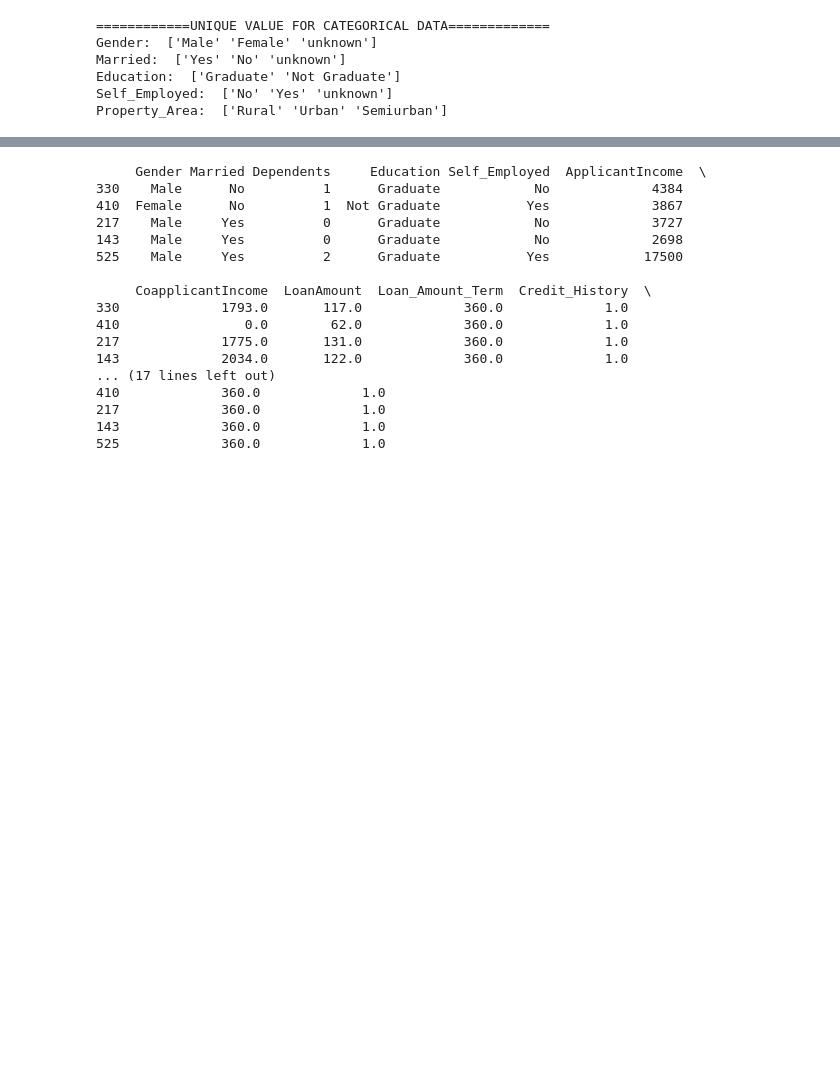
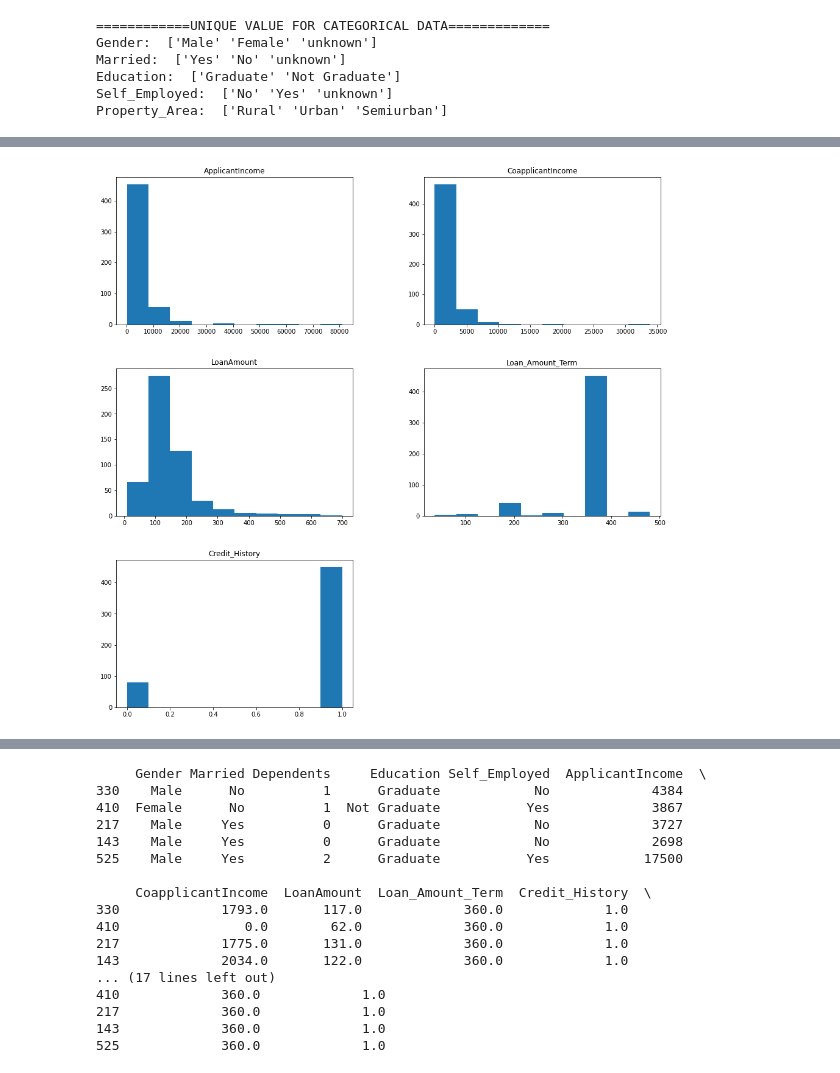
Before and after one commit to bwagle2021/ECS171-Loan-Prediction-Project, a Jupyter notebook: Project.ipynb, the cells around one changed output, grey strips where cells are left out. Saved outputs shown, nothing was run; the diff lists cells and outputs as text; code cells hidden in the pictures; blank space fills up the shorter version.

```diff
--- a/Project.ipynb
+++ b/Project.ipynb
@@ -80,0 +150,4 @@ Property_Area:  ['Rural' 'Urban' 'Semiurban']
+# %%
+_ = training_numerical.hist(figsize=(16,16), grid=False)
+# %% [output]
+[figure, added]
```
Also changed, not shown: parts of 11 cells of this notebook.
